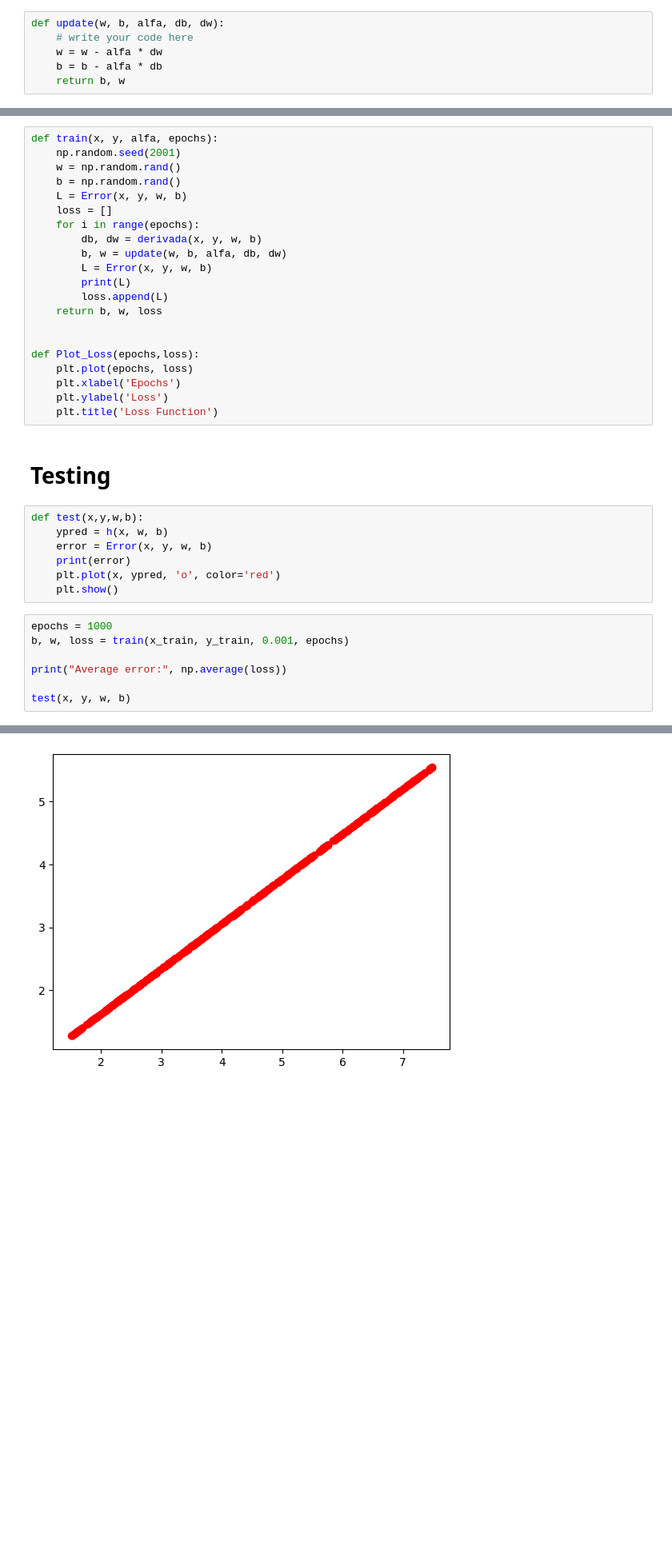
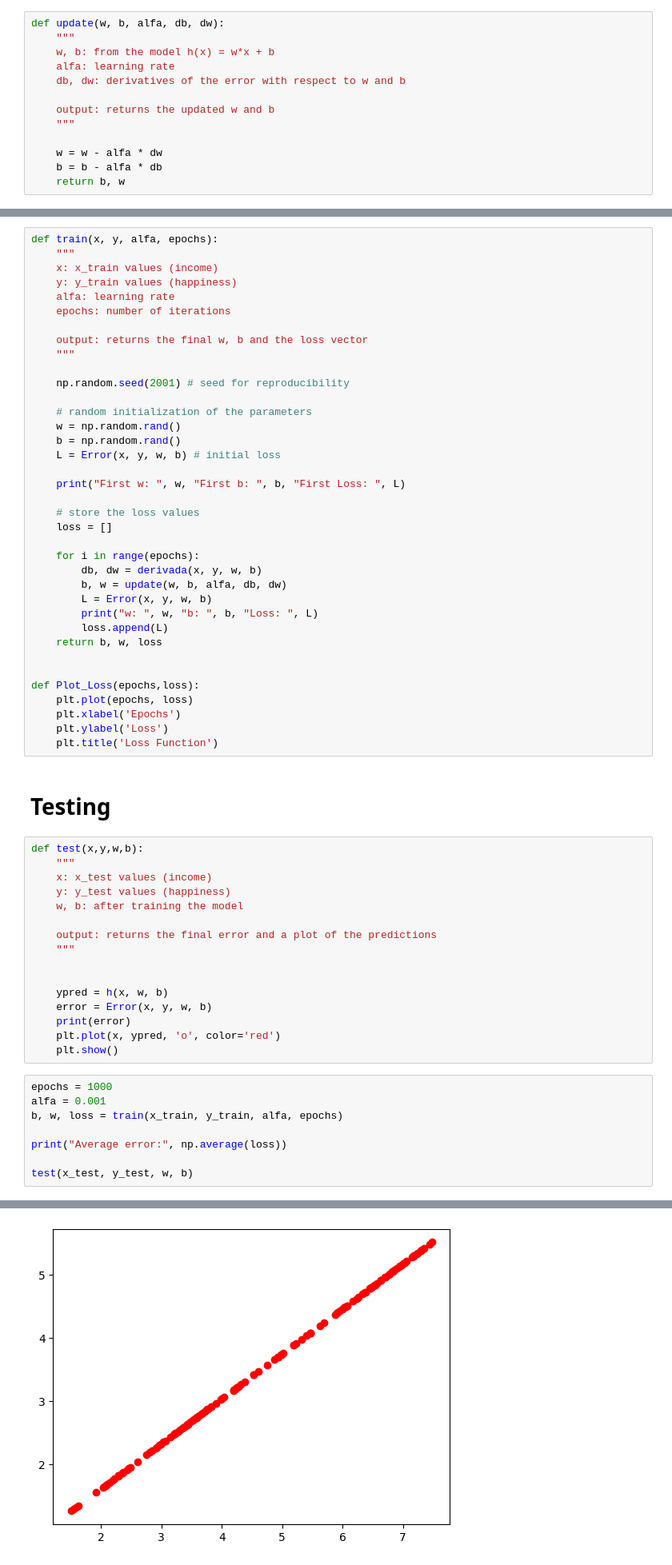
Before and after one commit to jeffreymonjacastro/2024-II, a Jupyter notebook: ML/W1/G8_Topic_1_Linear_Regression_2024_2.ipynb, the cells around one changed output, grey strips where cells are left out. Shown: that part at 80% size. Cells and saved outputs as stored; diff of their text form; blank space fills up the shorter version.

```diff
--- a/ML/W1/G8_Topic_1_Linear_Regression_2024_2.ipynb
+++ b/ML/W1/G8_Topic_1_Linear_Regression_2024_2.ipynb
@@ -140,7 +197,14 @@ $w  = w - \alpha*\frac{\partial L}{\partial w} $
 $b  = b - \alpha*\frac{\partial L}{\partial b} $
 # %%
 def update(w, b, alfa, db, dw):
-    # write your code here
+    """
+    w, b: from the model h(x) = w*x + b
+    alfa: learning rate
+    db, dw: derivatives of the error with respect to w and b
+
+    output: returns the updated w and b
+    """
+
     w = w - alfa * dw
     b = b - alfa * db
     return b, w
@@ -148,16 +212,32 @@ def update(w, b, alfa, db, dw):
 # Training
 # %%
 def train(x, y, alfa, epochs):
-    np.random.seed(2001)
+    """
+    x: x_train values (income)
+    y: y_train values (happiness)
+    alfa: learning rate
+    epochs: number of iterations
+
+    output: returns the final w, b and the loss vector
+    """
+
+    np.random.seed(2001) # seed for reproducibility
+
+    # random initialization of the parameters
     w = np.random.rand()
     b = np.random.rand()
-    L = Error(x, y, w, b)
+    L = Error(x, y, w, b) # initial loss
+
+    print("First w: ", w, "First b: ", b, "First Loss: ", L)
+
+    # store the loss values
     loss = []
+
     for i in range(epochs):
         db, dw = derivada(x, y, w, b)
         b, w = update(w, b, alfa, db, dw)
         L = Error(x, y, w, b)
-        print(L)
+        print("w: ", w, "b: ", b, "Loss: ", L)
         loss.append(L)
     return b, w, loss
 
@@ -171,6 +251,15 @@ def Plot_Loss(epochs,loss):
 # Testing
 # %%
 def test(x,y,w,b):
+    """
+    x: x_test values (income)
+    y: y_test values (happiness)
+    w, b: after training the model
+
+    output: returns the final error and a plot of the predictions
+    """
+
+
     ypred = h(x, w, b)
     error = Error(x, y, w, b)
     print(error)
@@ -178,9 +267,10 @@ def test(x,y,w,b):
     plt.show()
 # %%
 epochs = 1000
-b, w, loss = train(x_train, y_train, 0.001, epochs)
+alfa = 0.001
+b, w, loss = train(x_train, y_train, alfa, epochs)
 
 print("Average error:", np.average(loss))
 
-test(x, y, w, b)
+test(x_test, y_test, w, b)
 # %% [output]
@@ -204,4 +294,4 @@ Average error: 0.34199101025370077
-[figure, old version]
+[figure, new version]
 # %%
 Plot_Loss(range(epochs), loss)
 # %% [output]
```
Also changed, not shown: parts of 7 cells of this notebook, 6 other files.
